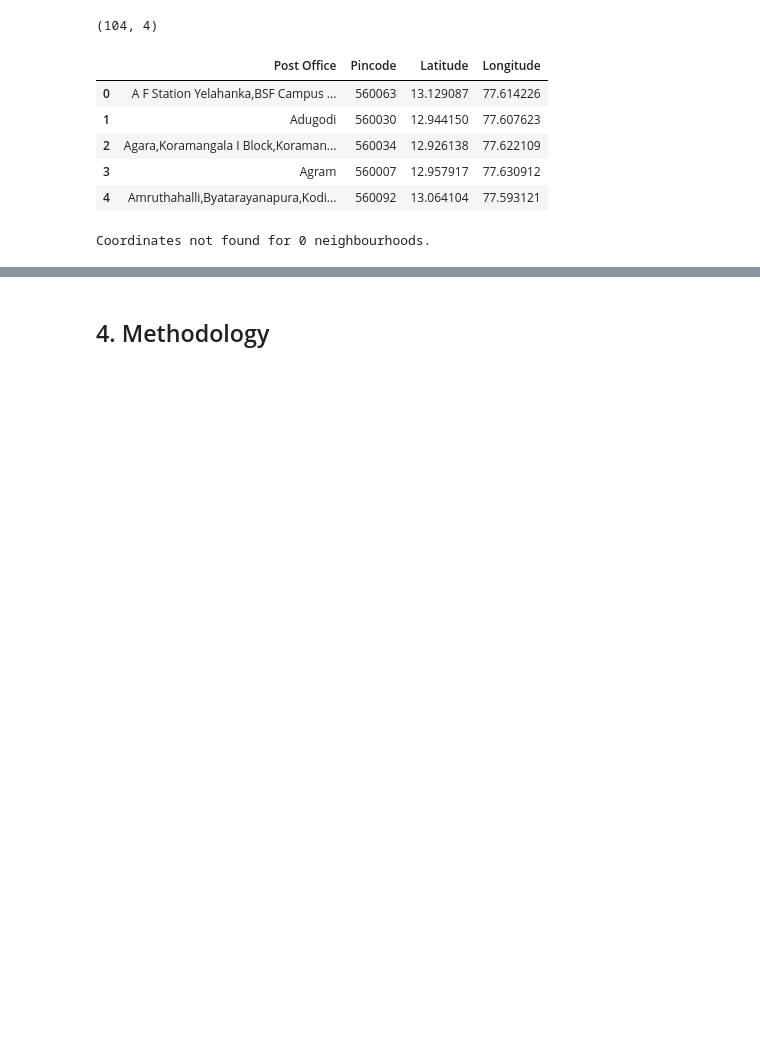
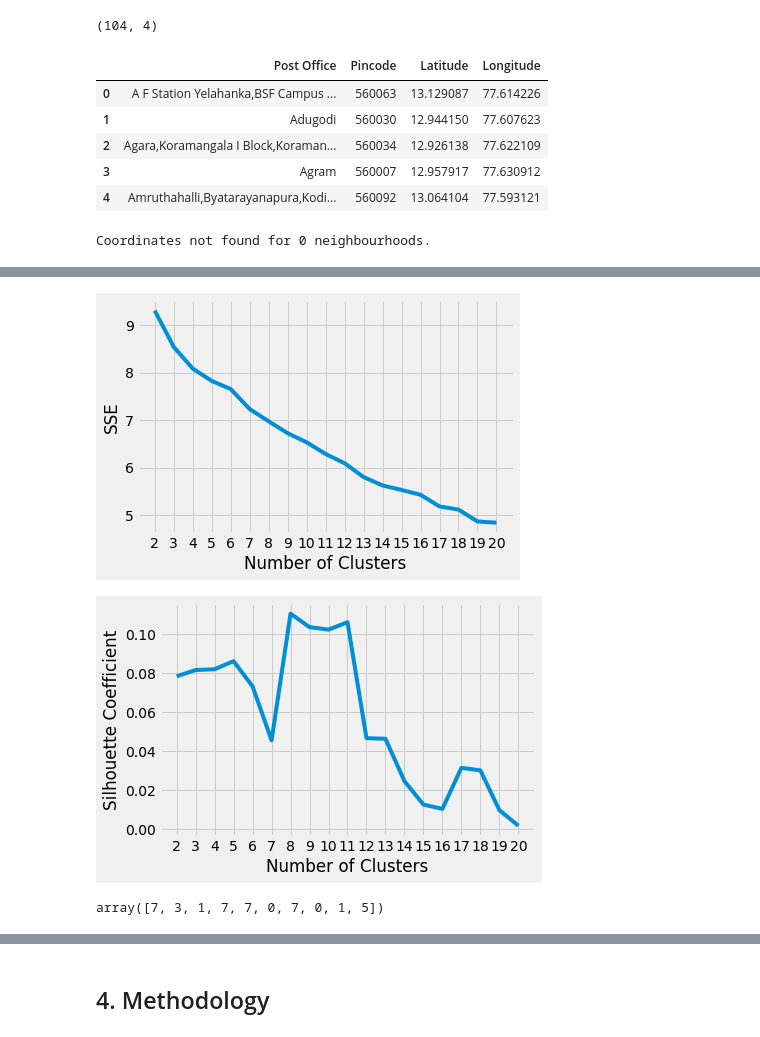
Before and after one commit to sinhars/Coursera_Capstone, a Jupyter notebook: capstone_project_final.ipynb, the cells around one changed output, grey strips where cells are left out. Saved outputs shown, nothing was run; the diff lists cells and outputs as text; code cells hidden in the pictures; blank space fills up the shorter version.

```diff
--- a/capstone_project_final.ipynb
+++ b/capstone_project_final.ipynb
@@ -146,0 +354,42 @@ Coordinates not found for 0 neighbourhoods.
+# %%
+def plotKMeansErrors(sse, silhouetteCoefs, ks):
+    plt.style.use("fivethirtyeight")
+    plt.plot(ks, sse)
+    plt.xticks(ks)
+    plt.xlabel("Number of Clusters")
+    plt.ylabel("SSE")
+    plt.show()
+
+    plt.style.use("fivethirtyeight")
+    plt.plot(ks, silhouetteCoefs)
+    plt.xticks(ks)
+    plt.xlabel("Number of Clusters")
+    plt.ylabel("Silhouette Coefficient")
+    plt.show()
+# %%
+kmeans_kwargs = { "init": "random", "n_init": 10, "max_iter": 300, "random_state": 42 }
+# A list holds the SSE values for each k
+sse = []
+silhouetteCoefs = []
+ks = range(2, 21)
+for k in ks:
+    kmeans = KMeans(n_clusters=k, **kmeans_kwargs)
+    kmeans.fit(venuesGroupedClustering)
+    sse.append(kmeans.inertia_)
+    score = silhouette_score(venuesGroupedClustering, kmeans.labels_)
+    silhouetteCoefs.append(score)
+
+plotKMeansErrors(sse, silhouetteCoefs, ks)
+# %% [output]
+[figure, added]
+[figure, added]
+# %%
+# set number of clusters
+kclusters = 8
+venuesGroupedClustering = venuesGrouped.drop("Neighbourhood", 1)
+# run k-means clustering
+kmeans = KMeans(n_clusters=kclusters, random_state=4).fit(venuesGroupedClustering)
+# check cluster labels generated for each row in the dataframe
+kmeans.labels_[0:10]
+# %% [output]
+array([7, 3, 1, 7, 7, 0, 7, 0, 1, 5])
```
Also changed, not shown: parts of 22 cells of this notebook, 2 other files.
